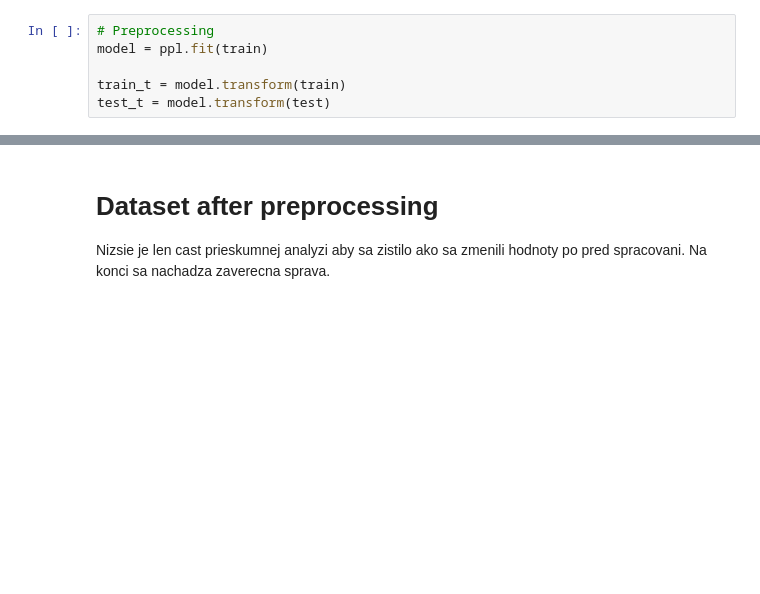
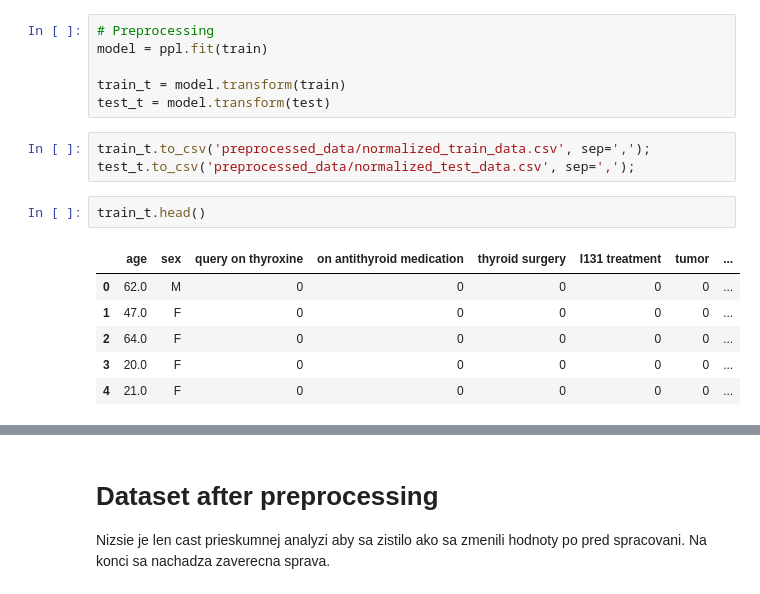
Before and after one commit to peto184/37, a Jupyter notebook: 2_odovzdanie.ipynb, the cells around one changed output, grey strips where cells are left out. Saved outputs shown, nothing was run; the diff lists cells and outputs as text; blank space fills up the shorter version.

```diff
--- a/2_odovzdanie.ipynb
+++ b/2_odovzdanie.ipynb
@@ -424,6 +463,18 @@ model = ppl.fit(train)
 
 train_t = model.transform(train)
 test_t = model.transform(test)
+# %%
+train_t.to_csv('preprocessed_data/normalized_train_data.csv', sep=',');
+test_t.to_csv('preprocessed_data/normalized_test_data.csv', sep=',');
+# %%
+train_t.head()
+# %% [output]
+|  | age | sex | query on thyroxine | on antithyroid medication | thyroid surgery | I131 treatment | tumor | ... |
+| 0 | 62.0 | M | 0 | 0 | 0 | 0 | 0 | ... |
+| 1 | 47.0 | F | 0 | 0 | 0 | 0 | 0 | ... |
+| 2 | 64.0 | F | 0 | 0 | 0 | 0 | 0 | ... |
+| 3 | 20.0 | F | 0 | 0 | 0 | 0 | 0 | ... |
+| 4 | 21.0 | F | 0 | 0 | 0 | 0 | 0 | ... |
 # %%
 # Classification
 classifier = CustomClassifier()
```
Also changed, not shown: parts of 8 cells of this notebook.
